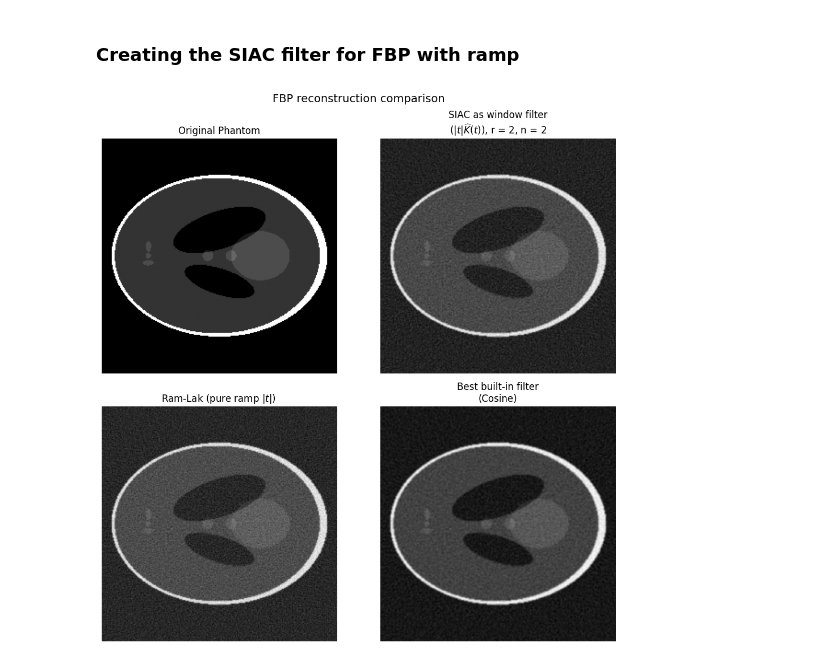
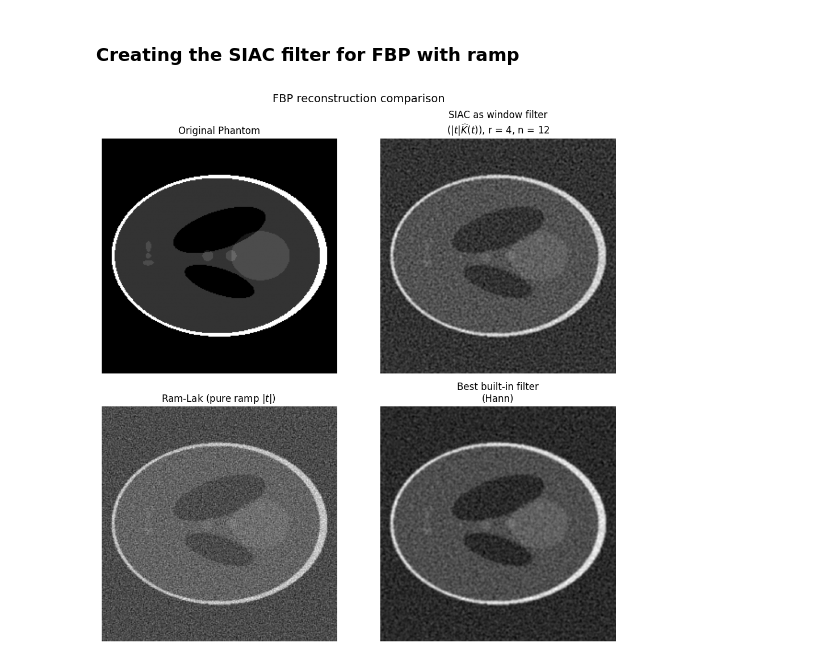
Before and after one commit to AdamHopkinss/SIAC-CT-Reconstruction, a Jupyter notebook: notebooks/SIAC_regularization.ipynb, the cells around one changed output. Saved outputs shown, nothing was run; the diff lists cells and outputs as text; code cells hidden in the pictures.

```diff
--- a/notebooks/SIAC_regularization.ipynb
+++ b/notebooks/SIAC_regularization.ipynb
@@ -27,12 +27,8 @@ data_space = A.range
 
 sinogram = A(phantom)
 
-from src.tomo import add_poisson_noise, add_gaussian_noise, add_poisson_gaussian_noise
-
-I0 = 2e4
-# sino_noisy = add_poisson_noise(sino, A, I0=I0)
-# sino_noisy = add_gaussian_noise(sino, A, I0=I0, sigma=3.0)
-sino_noisy = add_poisson_gaussian_noise(sinogram, A, I0=I0, sigma=2.0)
+from src.tomo import add_relative_gaussian_noise
+sino_noisy = add_relative_gaussian_noise(sinogram, rel_level=0.1)  # 10% noise
 # %% [markdown]
 **Find best frequency filter for noise level (best FBP solution)**
 * Measured in relative $L^2$-error against the true phantom
@@ -179,8 +175,8 @@ fbp_best = odl.tomo.fbp_op(
     frequency_scaling=1.0
 )
 
-moments = 2
-BSorder = 2
+moments = 4
+BSorder = 12
 
 fbp_siac = odl.tomo.fbp_op(
     A,
@@ -194,31 +190,31 @@ fbp_img_SIAC = fbp_siac(sino_noisy).asarray()
 fbp_img_best = fbp_best(sino_noisy).asarray()
 fbp_img_ref = fbp_ref
 
 
 fig, axes = plt.subplots(2, 2, figsize=(10, 10))
 
 # --- SIAC-based reconstructions ---
 axes[0, 0].imshow(phantom_np, cmap="gray")
 axes[0, 0].set_title("Original Phantom")
 axes[0, 0].axis("off")
 
 axes[0, 1].imshow(fbp_img_SIAC, cmap="gray")
 axes[0, 1].set_title(f"SIAC as window filter\n($|t|\widehat K(t)$), r = {moments}, n = {BSorder}")
 axes[0, 1].axis("off")
 
 # --- Reference / baseline reconstructions ---
 axes[1, 0].imshow(fbp_img_ref, cmap="gray")
 axes[1, 0].set_title("Ram-Lak (pure ramp $|t|$) ")
 axes[1, 0].axis("off")
 
 axes[1, 1].imshow(fbp_img_best, cmap="gray")
 axes[1, 1].set_title(f"Best built-in filter\n({best_filter})")
 axes[1, 1].axis("off")
 
 fig.suptitle("FBP reconstruction comparison", fontsize=14)
 plt.tight_layout()
 plt.show()
 
 plt.show()  # to not get duplicated plots for the last one
 # %% [output]
-[figure, old version]
+[figure, new version]
```
Also changed, not shown: parts of 13 cells of this notebook, 3 other files.
